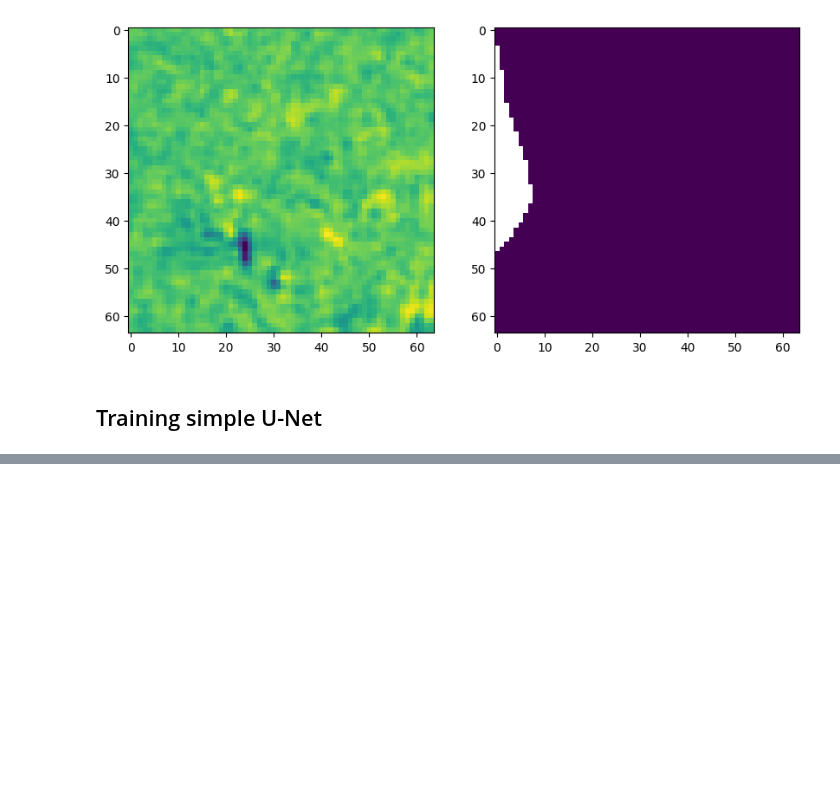
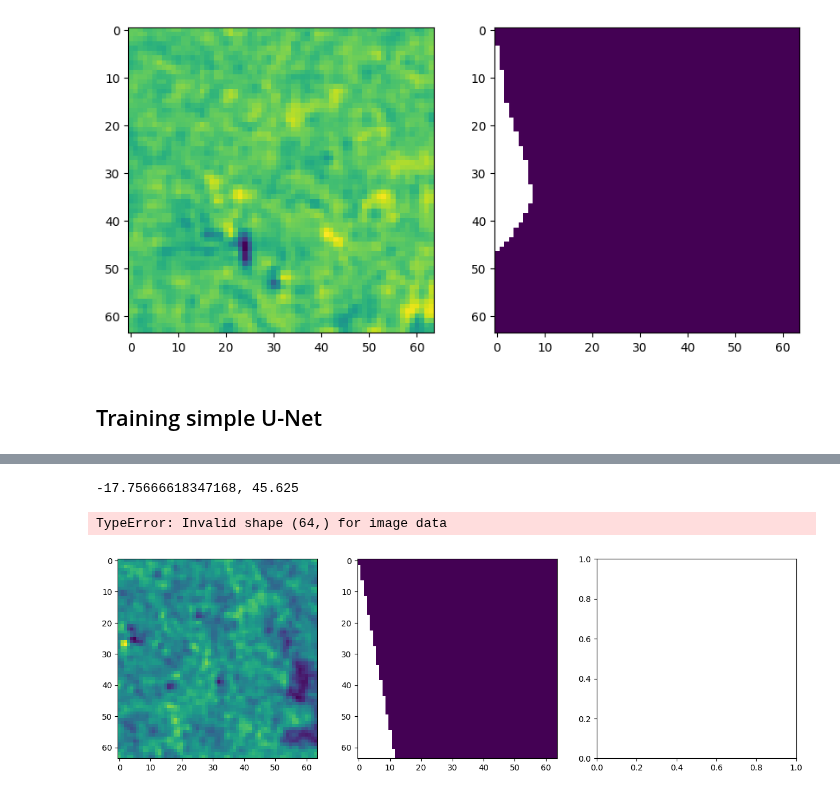
Before and after one commit to c-scale-community/use-case-wetland-water-stress, a Jupyter notebook: notebooks/0_experiment_unet.ipynb, the cells around one changed output, grey strips where cells are left out. Saved outputs shown, nothing was run; the diff lists cells and outputs as text; code cells hidden in the pictures; blank space fills up the shorter version.

```diff
--- a/notebooks/0_experiment_unet.ipynb
+++ b/notebooks/0_experiment_unet.ipynb
@@ -126,0 +124,16 @@ RuntimeError: Input type (torch.FloatTensor) and weight type (torch.cuda.FloatTe
+# %%
+estimate = estimator.predict(params[0].numpy())
+# %%
+print(f"{params[0].min()}, {params[0].max()}")
+# %% [output]
+-17.75666618347168, 45.625
+# %%
+_, axes = plt.subplots(ncols=3, figsize=(15, 5))
+params, label = batch
+axes[0].imshow(params[0, 7])
+axes[1].imshow(label[0, 0])
+axes[2].imshow(estimate[0, 0])
+plt.draw()
+# %% [output]
+TypeError: Invalid shape (64,) for image data
+[figure, added]
```
Also changed, not shown: parts of 3 cells of this notebook, 2 other files.
